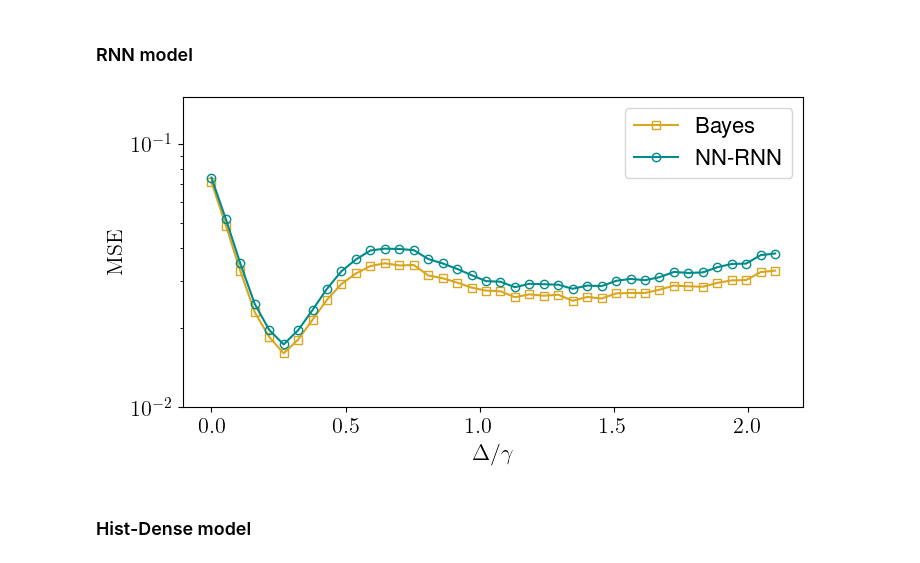
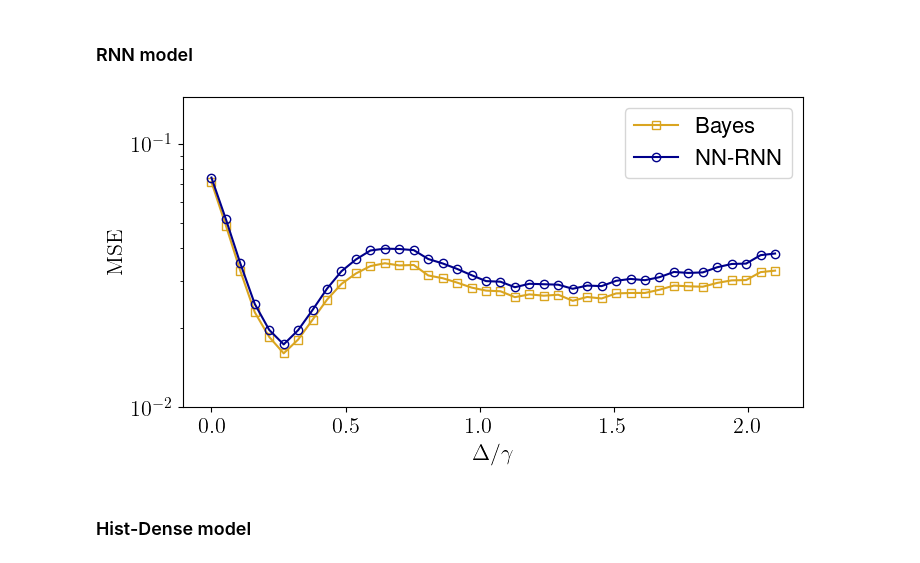
Before and after one commit to CarlosSMWolff/ParamEst-NN, a Jupyter notebook: notebooks/3-Results.ipynb, the cells around one changed output. Drawn from its saved outputs; the diff is of its cells as text; code cells hidden in the pictures.

Commit message:
Updates in benchmarking

```diff
--- a/notebooks/3-Results.ipynb
+++ b/notebooks/3-Results.ipynb
@@ -417,13 +417,12 @@ def benchmark_predictor(predictor_fun, theta_list = deltalist, Data_array = jump
     Parameters:
     -----------
     predictor_fun (function): Function that takes data and returns a prediction.
-    theta_list: Array of ground truth values with size (ntheta, d), ntheta the number of values in the list, d the dimensionality
-    Data_array: Array of data with size (N_ground, nsets, N)
-
+    theta_list: Array of ground truth values with size (ntheta, d), ntheta the number of values in the list, d the dimensionality of theta
+    Data_array: Array of data with size (N_ground, nsets, N). Each ground truth value has a number nsets of measurements, each measurement consists of N data points.
 
     Returns:
     -----------
-    list: A list of figures of merit
+    list: A list of figures of merit of the predictor (mean squared error, list of estimations, root mean squared error, standard deviations)
     """
 
     ntheta = len(theta_list)
@@ -694,7 +561,4 @@ plt.show()
 # %%
-max_cpus=19
-qutip.settings.num_cpus = max_cpus
-
 nsets = 10000
 jumpsSetDeltaList = [jumpsSet[:nsets] for jumpsSet in jumpsSetDelta]
 
@@ -706,23 +570,7 @@ path_cached_results_median= datapath+'results_cache/bayesian_estimation/1D/estim
 if not os.path.isfile(path_cached_results_mean):
     print("Estimation not found: Computing.")
 
-    estimate_array_delta = []
-
-    for i_delta in tqdm(range(ndelta)): #Bucle sobre deltas
-
-
-        delta=deltalist[i_delta]
-
-        trajectory_matrix = jumpsSetDeltaList[i_delta]
-
-        Delta_pred = np.zeros(nsets,float)
-        estimate_array = parallel_map(get_estimates,trajectory_matrix)
-        estimate_array_delta.append(estimate_array)
-
-    estimate_array_delta = np.asarray(estimate_array_delta)
-    estimationsBayes1D = estimate_array_delta[:,:,0]
-    estimationsBayes1D_median = estimate_array_delta[:,:,1]
-    estimationsBayes1D_max = estimate_array_delta[:,:,2]
+    estimationsBayes1D, estimationsBayes1D_median, estimationsBayes1D_max = predictors_bayesian(jumpsSetDeltaList)
 
     np.save(path_cached_results_mean,estimationsBayes1D)
     np.save(path_cached_results_max,estimationsBayes1D_max)
@@ -763,20 +612,20 @@ plt.show()
 # %%
 model=keras.models.load_model(datapath+"models/1D/model-RNN.h5", compile=False)
 # %%
-MSE_RNN, estimationsRNN = benchmark_predictor(model)[:2]
+MSE_RNN, estimationsRNN, RMSE_RNN, sdMSE_RNN, sdRMSE_RNN = benchmark_predictor(model)
 # %%
 fix, ax = plt.subplots(figsize=(8,8))
 ax.plot(deltalist,MSE_Bayes_Mean,'s-', label= 'Bayes',  color = "goldenrod", markerfacecolor='none')
-ax.plot(deltalist,MSE_RNN, 'o-',  label= "NN-RNN",color = "darkcyan",markerfacecolor='none')
+ax.plot(deltalist,MSE_RNN, 'o-',  label= "NN-RNN",color = "darkblue",markerfacecolor='none')
 
 ax.set_xlabel("$\Delta/\gamma$"), ax.set_ylabel("$\\mathrm{MSE}$"), ax.set_yscale("log"),
 ax.set_box_aspect(0.5)
 ax.set_ylim(0.01,0.15)
 ax.legend()
 
 plt.show()
 # %% [output]
-[figure, old version]
+[figure, new version]
 # %% [markdown]
 ### Hist-Dense model
 # %%
```
Also changed, not shown: parts of 103 cells of this notebook, 1 other file.
